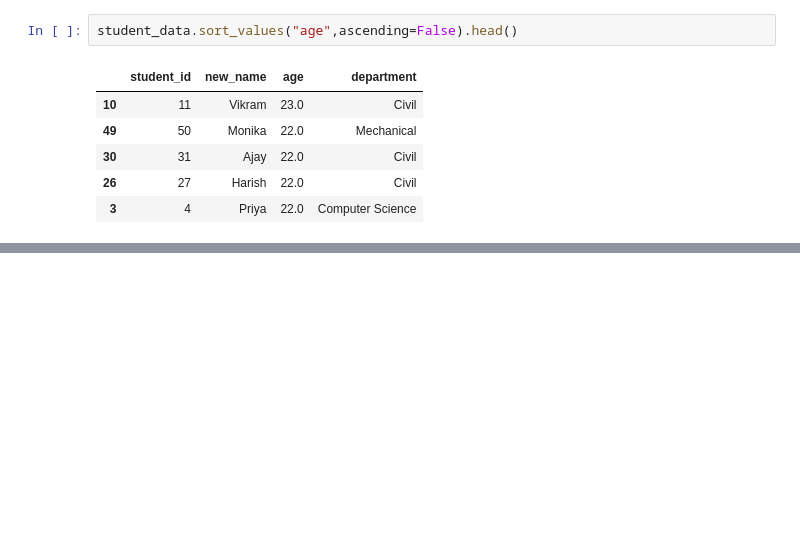
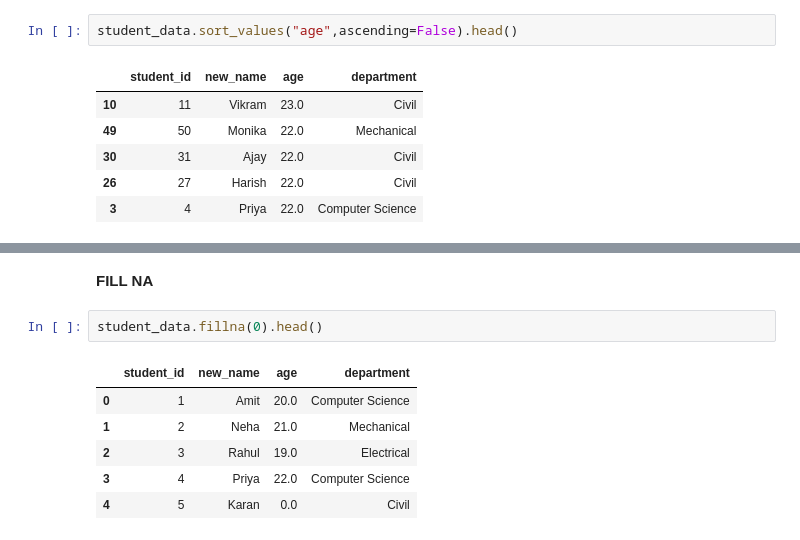
Before and after one commit to layappa/pandas-for-data-analysis, a Jupyter notebook: complete_pandas_operations.ipynb, the cells around one changed output, grey strips where cells are left out. Cells and saved outputs as stored; diff of their text form; blank space fills up the shorter version.

```diff
--- a/complete_pandas_operations.ipynb
+++ b/complete_pandas_operations.ipynb
@@ -263,0 +304,11 @@ student_data.sort_values("age",ascending=False).head()
+# %% [markdown]
+**FILL NA**
+# %%
+student_data.fillna(0).head()
+# %% [output]
+|  | student_id | new_name | age | department |
+| 0 | 1 | Amit | 20.0 | Computer Science |
+| 1 | 2 | Neha | 21.0 | Mechanical |
+| 2 | 3 | Rahul | 19.0 | Electrical |
+| 3 | 4 | Priya | 22.0 | Computer Science |
+| 4 | 5 | Karan | 0.0 | Civil |
```
Also changed, not shown: parts of 14 cells of this notebook.
